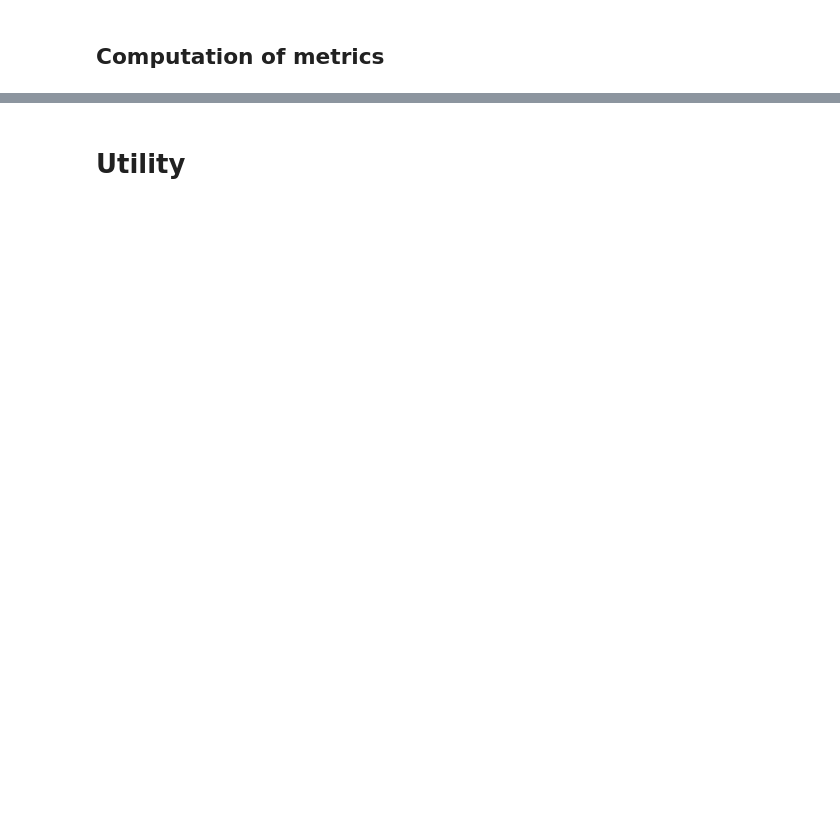
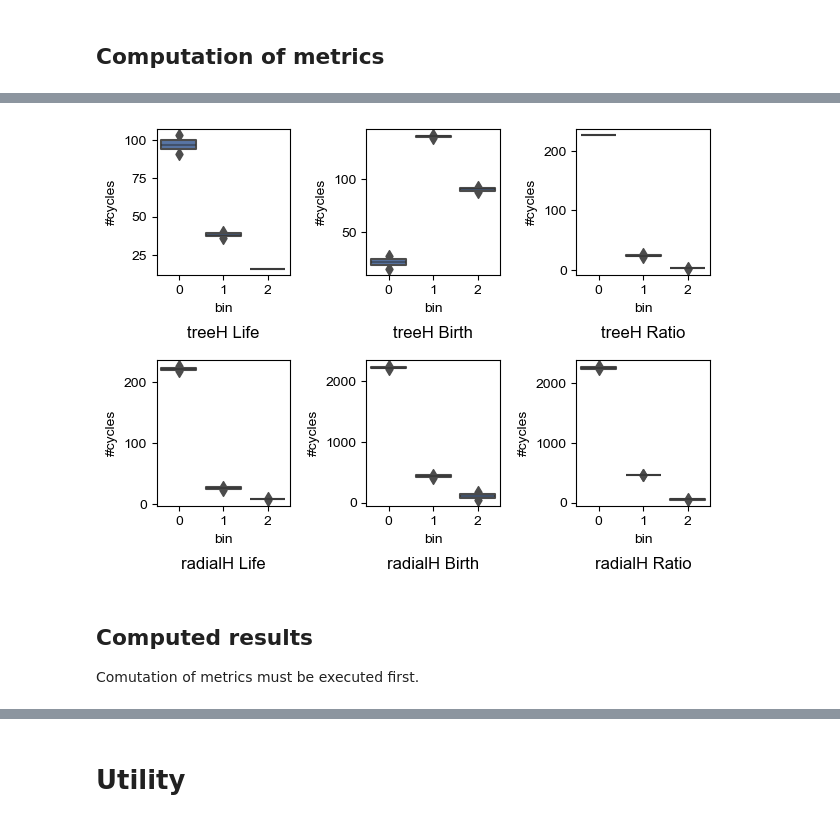
Before and after one commit to shizuo-kaji/ductal_morphology, a Jupyter notebook: ductal_morphology.ipynb, the cells around one changed output, grey strips where cells are left out. Cells and saved outputs as stored; diff of their text form; code cells hidden in the pictures; blank space fills up the shorter version.

```diff
--- a/ductal_morphology.ipynb
+++ b/ductal_morphology.ipynb
@@ -128,0 +453,12 @@ for mode in tqdm(modes):
+# %%
+# boxplot
+fix,ax = plt.subplots(len(modes),3)
+for i,mode in enumerate(modes):
+    for j,t in enumerate(['Life','Birth','Ratio']):
+        X = results[[f'{mode}H_{t}_0',f'{mode}H_{t}_1',f'{mode}H_{t}_2']].values
+        vboxplot(X,ax=ax[i,j],title=f'{mode}H {t}')
+# %% [output]
+[figure, added]
+# %% [markdown]
+## Computed results
+Comutation of metrics must be executed first.
```
Also changed, not shown: parts of 18 cells of this notebook, 20 other files.
